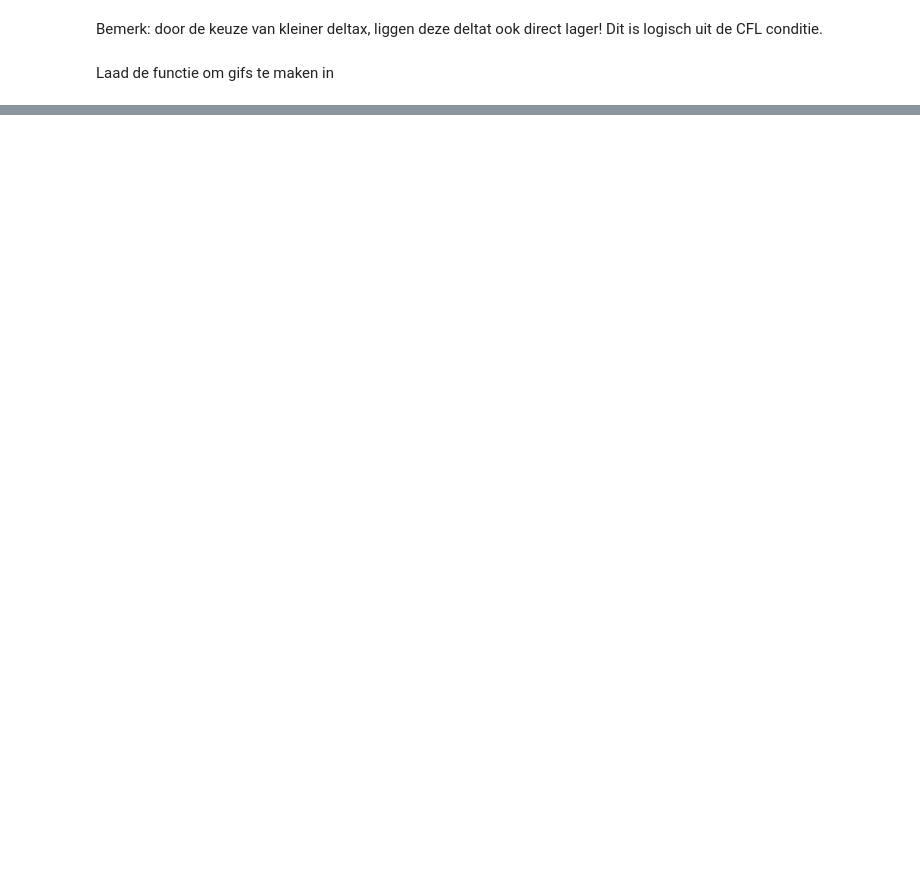
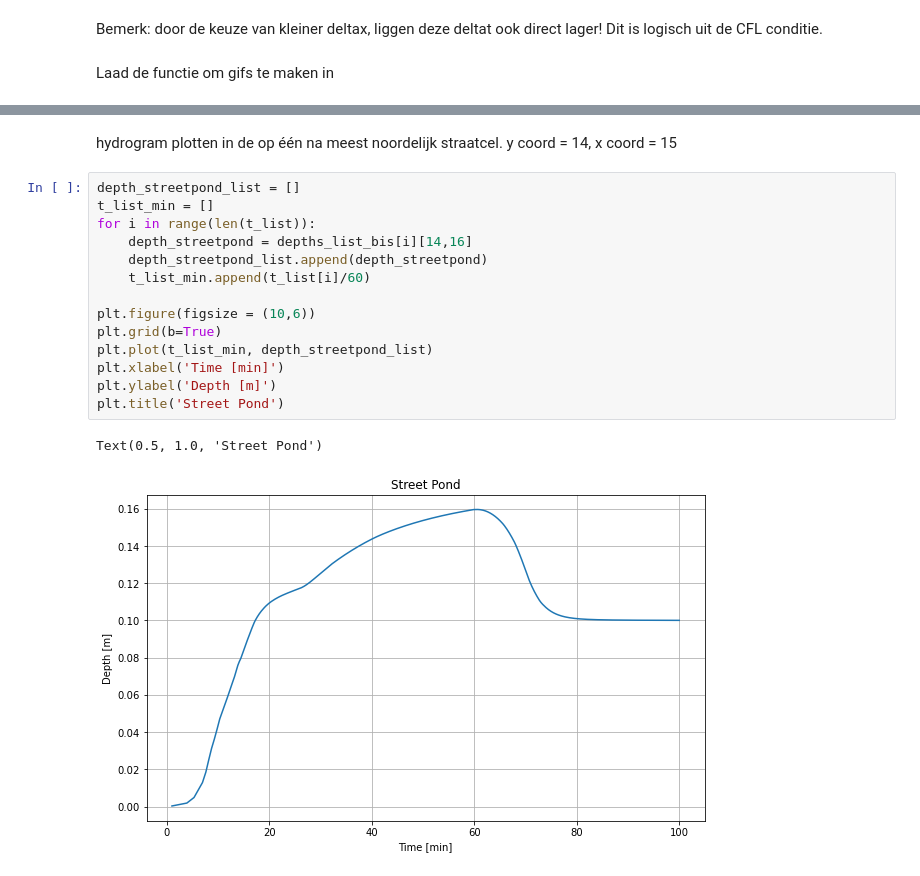
Before and after one commit to olivierbonte/Project_Spatio_Temporele_2, a Jupyter notebook: Gebouwen_scenario.ipynb, the cells around one changed output, grey strips where cells are left out. Drawn from its saved outputs; the diff is of its cells as text; blank space fills up the shorter version.

```diff
--- a/Gebouwen_scenario.ipynb
+++ b/Gebouwen_scenario.ipynb
@@ -404,0 +240,19 @@ gif_maken_bis(depths_list_bis, t_list, 20, 'stad_geleegde_randen')
+# %% [markdown]
+hydrogram plotten in de op één na meest noordelijk straatcel. y coord = 14, x coord = 15
+# %%
+depth_streetpond_list = []
+t_list_min = []
+for i in range(len(t_list)):
+    depth_streetpond = depths_list_bis[i][14,16]
+    depth_streetpond_list.append(depth_streetpond)
+    t_list_min.append(t_list[i]/60)
+
+plt.figure(figsize = (10,6))
+plt.grid(b=True)
+plt.plot(t_list_min, depth_streetpond_list)
+plt.xlabel('Time [min]')
+plt.ylabel('Depth [m]')
+plt.title('Street Pond')
+# %% [output]
+Text(0.5, 1.0, 'Street Pond')
+[figure, added]
```
Also changed, not shown: parts of 15 cells of this notebook, 5 other files.
